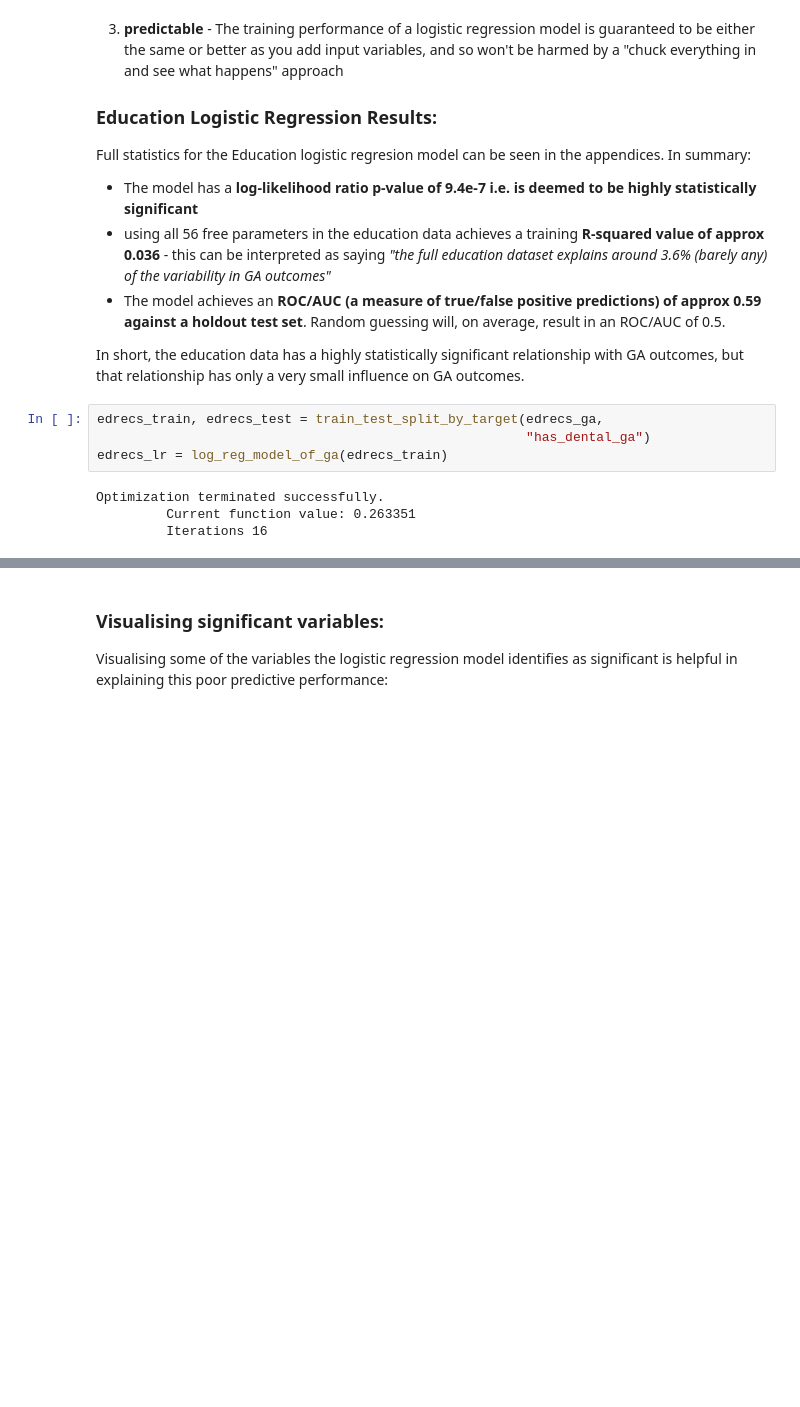
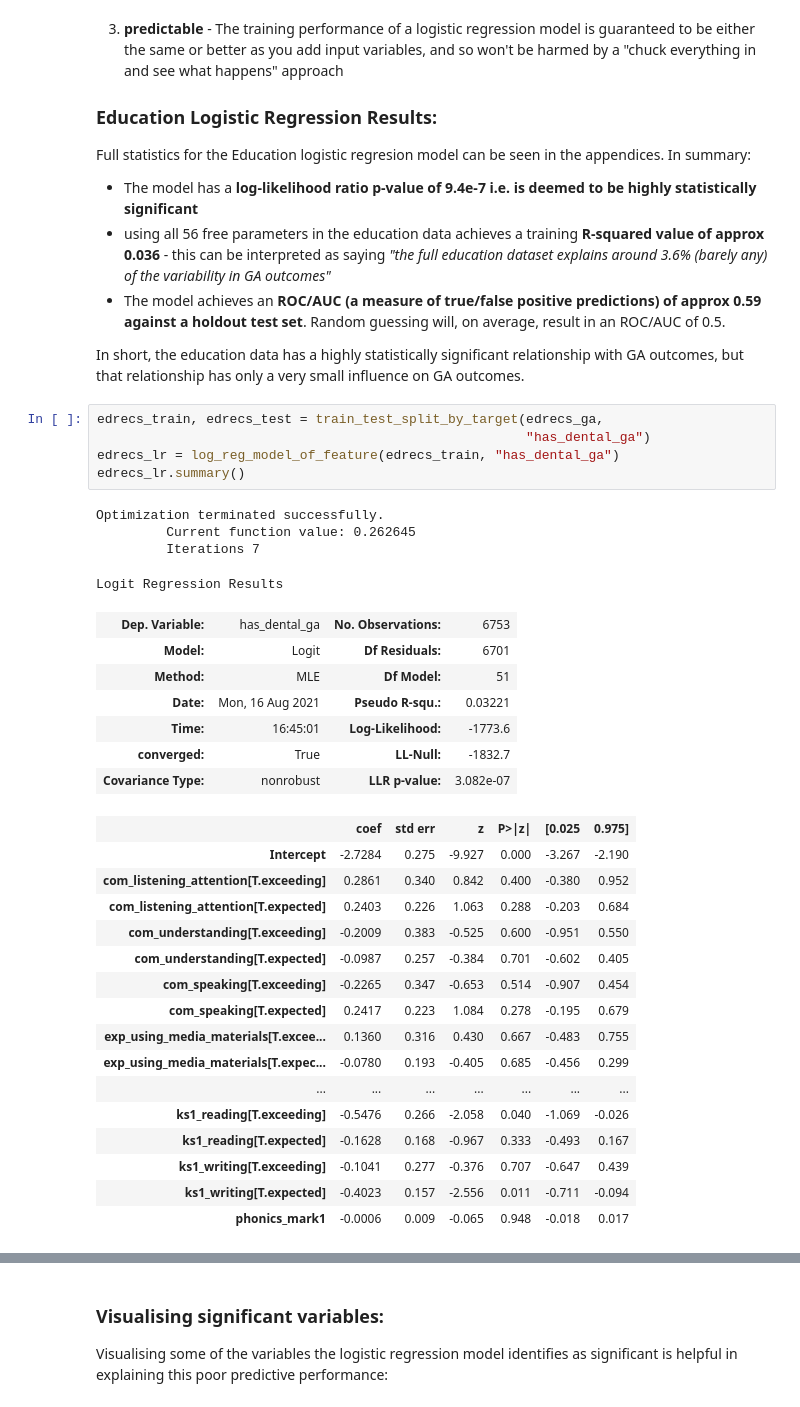
Before and after one commit to samrelins/bib_dental_proj, a Jupyter notebook: exploration/init_findings_report.ipynb, the cells around one changed output, grey strips where cells are left out. Cells and saved outputs as stored; diff of their text form; blank space fills up the shorter version.

```diff
--- a/exploration/init_findings_report.ipynb
+++ b/exploration/init_findings_report.ipynb
@@ -82,9 +82,34 @@ In short, the education data has a highly statistically significant relationship
 # %%
 edrecs_train, edrecs_test = train_test_split_by_target(edrecs_ga,
                                                        "has_dental_ga")
-edrecs_lr = log_reg_model_of_ga(edrecs_train)
+edrecs_lr = log_reg_model_of_feature(edrecs_train, "has_dental_ga")
+edrecs_lr.summary()
 # %% [output]
 Optimization terminated successfully.
-         Current function value: 0.263351
-         Iterations 16
+         Current function value: 0.262645
+         Iterations 7
+Logit Regression Results
+| Dep. Variable: | has_dental_ga | No. Observations: | 6753 |
+| Model: | Logit | Df Residuals: | 6701 |
+| Method: | MLE | Df Model: | 51 |
+| Date: | Mon, 16 Aug 2021 | Pseudo R-squ.: | 0.03221 |
+| Time: | 16:45:01 | Log-Likelihood: | -1773.6 |
+| converged: | True | LL-Null: | -1832.7 |
+| Covariance Type: | nonrobust | LLR p-value: | 3.082e-07 |
+|  | coef | std err | z | P>|z| | [0.025 | 0.975] |
+| Intercept | -2.7284 | 0.275 | -9.927 | 0.000 | -3.267 | -2.190 |
+| com_listening_attention[T.exceeding] | 0.2861 | 0.340 | 0.842 | 0.400 | -0.380 | 0.952 |
+| com_listening_attention[T.expected] | 0.2403 | 0.226 | 1.063 | 0.288 | -0.203 | 0.684 |
+| com_understanding[T.exceeding] | -0.2009 | 0.383 | -0.525 | 0.600 | -0.951 | 0.550 |
+| com_understanding[T.expected] | -0.0987 | 0.257 | -0.384 | 0.701 | -0.602 | 0.405 |
+| com_speaking[T.exceeding] | -0.2265 | 0.347 | -0.653 | 0.514 | -0.907 | 0.454 |
+| com_speaking[T.expected] | 0.2417 | 0.223 | 1.084 | 0.278 | -0.195 | 0.679 |
+| exp_using_media_materials[T.excee... | 0.1360 | 0.316 | 0.430 | 0.667 | -0.483 | 0.755 |
+| exp_using_media_materials[T.expec... | -0.0780 | 0.193 | -0.405 | 0.685 | -0.456 | 0.299 |
+| ... | ... | ... | ... | ... | ... | ... |
+| ks1_reading[T.exceeding] | -0.5476 | 0.266 | -2.058 | 0.040 | -1.069 | -0.026 |
+| ks1_reading[T.expected] | -0.1628 | 0.168 | -0.967 | 0.333 | -0.493 | 0.167 |
+| ks1_writing[T.exceeding] | -0.1041 | 0.277 | -0.376 | 0.707 | -0.647 | 0.439 |
+| ks1_writing[T.expected] | -0.4023 | 0.157 | -2.556 | 0.011 | -0.711 | -0.094 |
+| phonics_mark1 | -0.0006 | 0.009 | -0.065 | 0.948 | -0.018 | 0.017 |
 # %%
```
Also changed, not shown: parts of 5 cells of this notebook, 14 other files.
